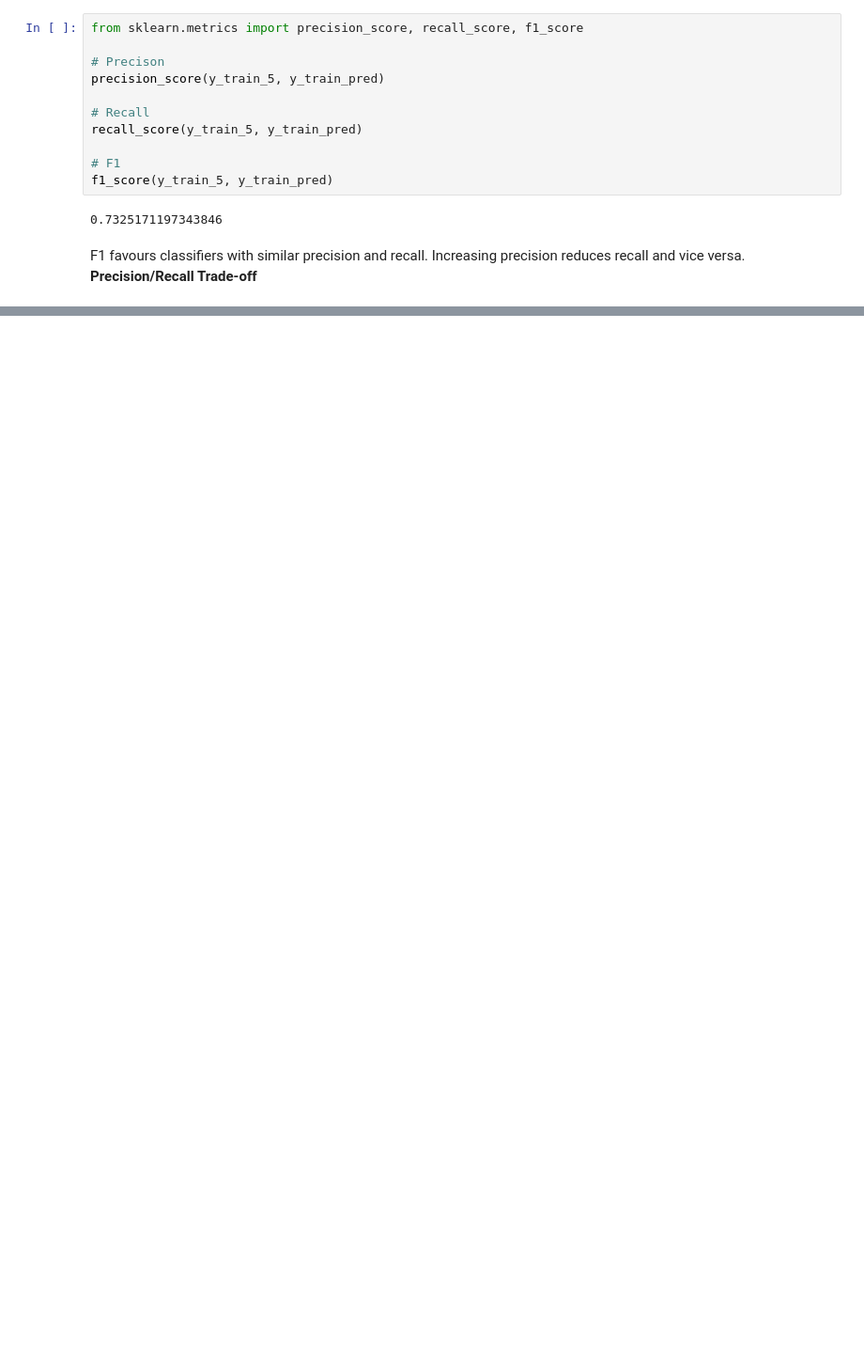
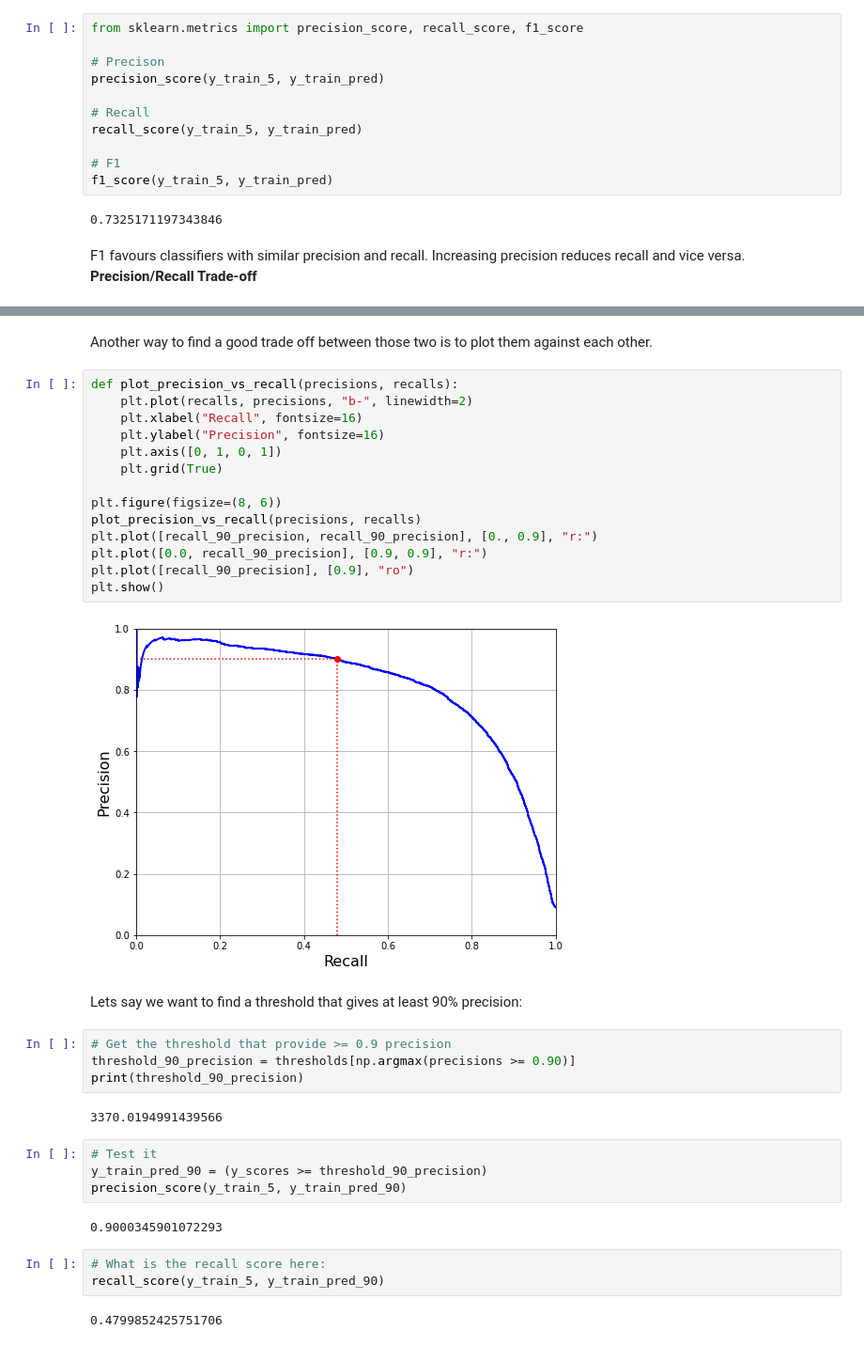
Before and after one commit to WestfalNamur/hands_on_ML, a Jupyter notebook: 2_classification.ipynb, the cells around one changed output, grey strips where cells are left out. Shown at 94% size. Drawn from its saved outputs; the diff is of its cells as text; blank space fills up the shorter version.

```diff
--- a/2_classification.ipynb
+++ b/2_classification.ipynb
@@ -142,0 +177,37 @@ F1 favours classifiers with similar precision and recall. Increasing precision r
+# %% [markdown]
+Another way to find a good trade off between those two is to plot them against each other.
+# %%
+def plot_precision_vs_recall(precisions, recalls):
+    plt.plot(recalls, precisions, "b-", linewidth=2)
+    plt.xlabel("Recall", fontsize=16)
+    plt.ylabel("Precision", fontsize=16)
+    plt.axis([0, 1, 0, 1])
+    plt.grid(True)
+
+plt.figure(figsize=(8, 6))
+plot_precision_vs_recall(precisions, recalls)
+plt.plot([recall_90_precision, recall_90_precision], [0., 0.9], "r:")
+plt.plot([0.0, recall_90_precision], [0.9, 0.9], "r:")
+plt.plot([recall_90_precision], [0.9], "ro")
+plt.show()
+# %% [output]
+[figure, added]
+# %% [markdown]
+Lets say we want to find a threshold that gives at least 90% precision:
+# %%
+# Get the threshold that provide >= 0.9 precision
+threshold_90_precision = thresholds[np.argmax(precisions >= 0.90)]
+print(threshold_90_precision)
+# %% [output]
+3370.0194991439566
+# %%
+# Test it
+y_train_pred_90 = (y_scores >= threshold_90_precision)
+precision_score(y_train_5, y_train_pred_90)
+# %% [output]
+0.9000345901072293
+# %%
+# What is the recall score here:
+recall_score(y_train_5, y_train_pred_90)
+# %% [output]
+0.4799852425751706
```
Also changed, not shown: parts of 5 cells of this notebook.
